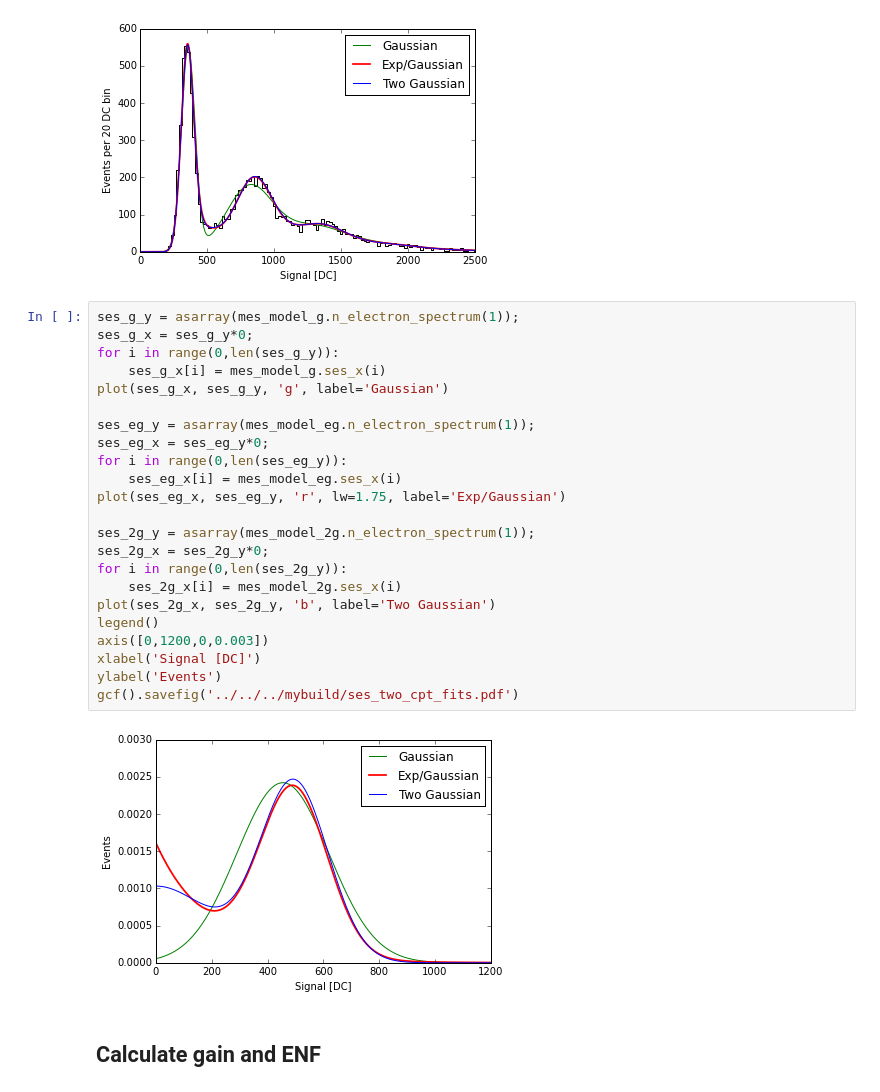
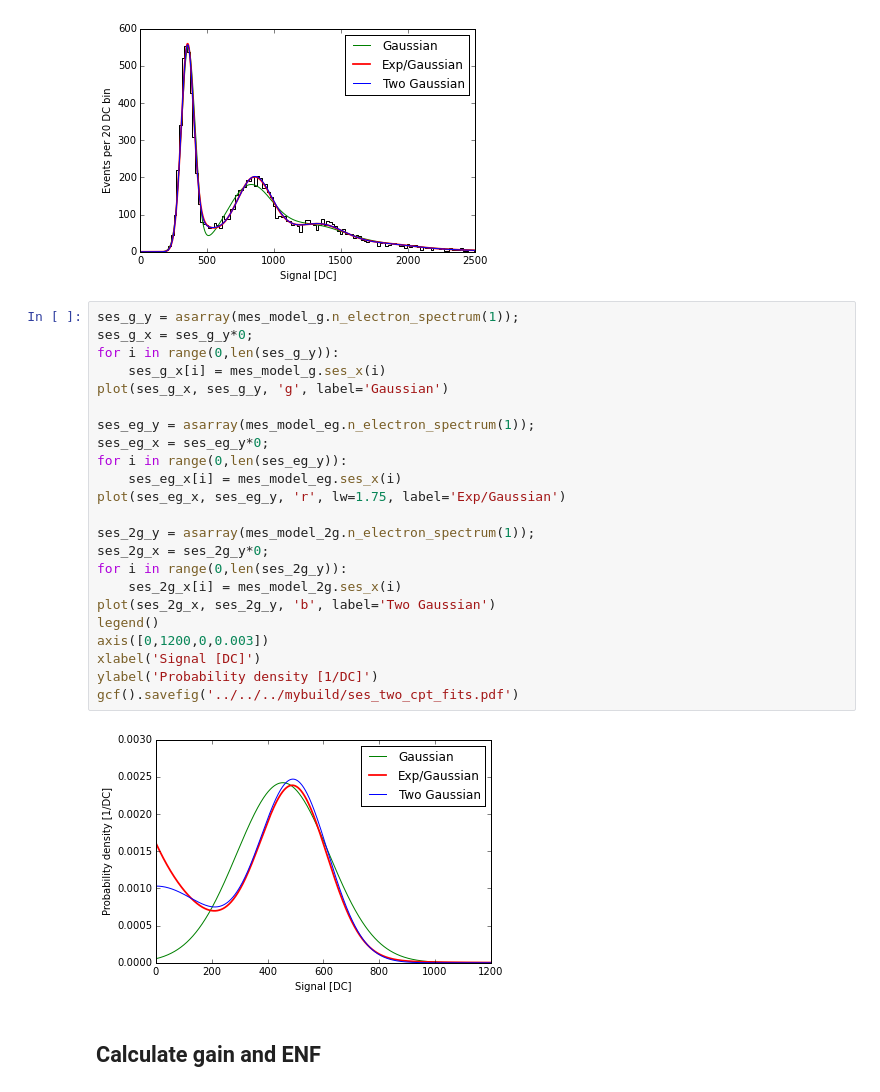
Before and after one commit to llr-cta/calin, a Jupyter notebook: unit_tests/python/notebooks/Example Fit to Fernandez SPE data.ipynb, the cells around one changed output. Cells and saved outputs as stored; diff of their text form.

```diff
--- a/unit_tests/python/notebooks/Example Fit to Fernandez SPE data.ipynb
+++ b/unit_tests/python/notebooks/Example Fit to Fernandez SPE data.ipynb
@@ -147,28 +147,28 @@ gcf().savefig('../../../mybuild/mes_two_cpt_fits.pdf')
 # %%
 ses_g_y = asarray(mes_model_g.n_electron_spectrum(1));
 ses_g_x = ses_g_y*0;
 for i in range(0,len(ses_g_y)):
     ses_g_x[i] = mes_model_g.ses_x(i)
 plot(ses_g_x, ses_g_y, 'g', label='Gaussian')
 
 ses_eg_y = asarray(mes_model_eg.n_electron_spectrum(1));
 ses_eg_x = ses_eg_y*0;
 for i in range(0,len(ses_eg_y)):
     ses_eg_x[i] = mes_model_eg.ses_x(i)
 plot(ses_eg_x, ses_eg_y, 'r', lw=1.75, label='Exp/Gaussian')
 
 ses_2g_y = asarray(mes_model_2g.n_electron_spectrum(1));
 ses_2g_x = ses_2g_y*0;
 for i in range(0,len(ses_2g_y)):
     ses_2g_x[i] = mes_model_2g.ses_x(i)
 plot(ses_2g_x, ses_2g_y, 'b', label='Two Gaussian')
 legend()
 axis([0,1200,0,0.003])
 xlabel('Signal [DC]')
-ylabel('Events')
+ylabel('Probability density [1/DC]')
 gcf().savefig('../../../mybuild/ses_two_cpt_fits.pdf')
 # %% [output]
-[figure, old version]
+[figure, new version]
 # %% [markdown]
 ## Calculate gain and ENF
 # %% [markdown]
```
